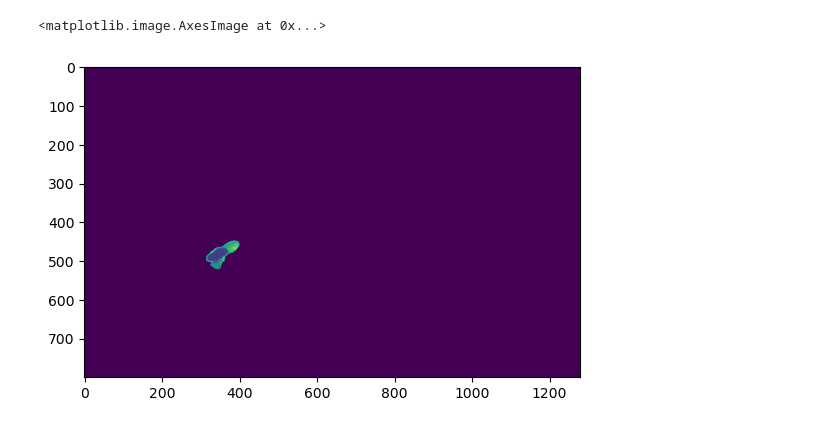
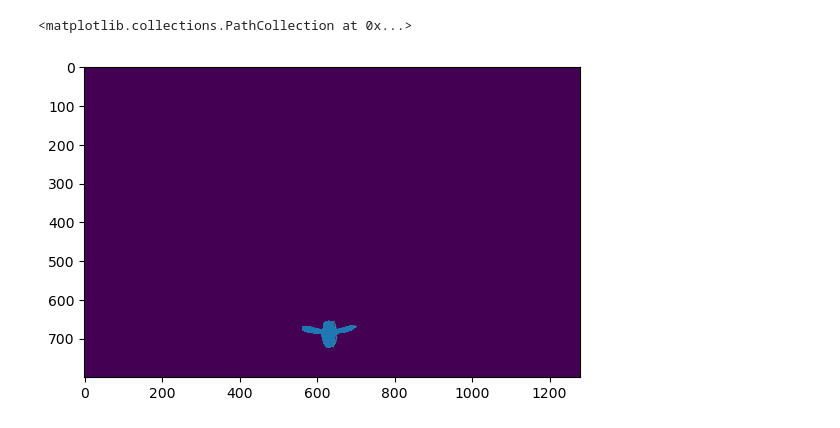
Before and after one commit to shuiit/deep_hull, a Jupyter notebook: deep_hull/preproc.ipynb, the cells around one changed output. Saved outputs shown, nothing was run; the diff lists cells and outputs as text; code cells hidden in the pictures.

```diff
--- a/deep_hull/preproc.ipynb
+++ b/deep_hull/preproc.ipynb
@@ -41,10 +39,14 @@ array([[ 1.18344767e+04,  1.12133279e+04, -1.65106968e+04,
 # %%
-images['cam3'].get_frame(210+71)
-wak = images['cam3'].gen_image(image_size = [800,1280])
+cam_num =0
+cam_name = f'cam{cam_num + 1}'
+
+images[cam_name].get_frame(210+71)
+wak = images[cam_name].gen_image(image_size = [800,1280])
 plt.imshow(wak)
+plt.scatter(1280 - points_2d[cam_num][:,0],800 - points_2d[cam_num][:,1],s = 1)
 # %% [output]
-<matplotlib.image.AxesImage at 0x...>
+<matplotlib.collections.PathCollection at 0x...>
-[figure, old version]
+[figure, new version]
 # %%
 cam_num = 2
 plt.imshow(croped_images[cam_num])
```
Also changed, not shown: parts of 5 cells of this notebook.
